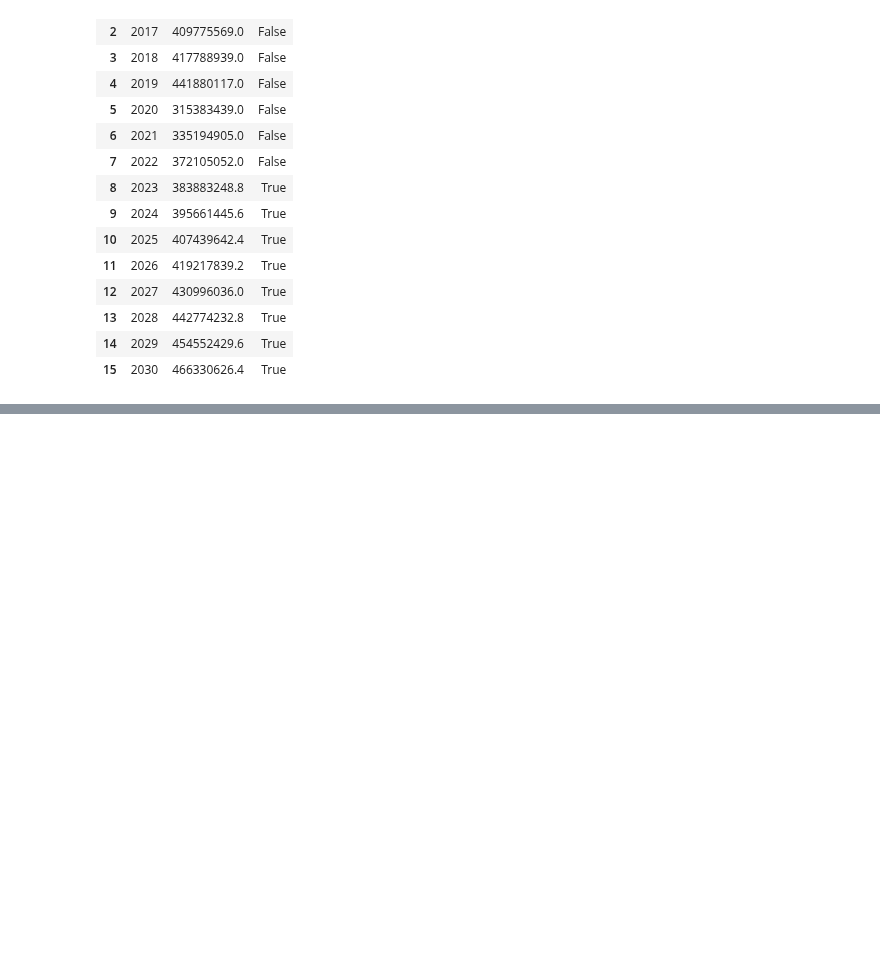
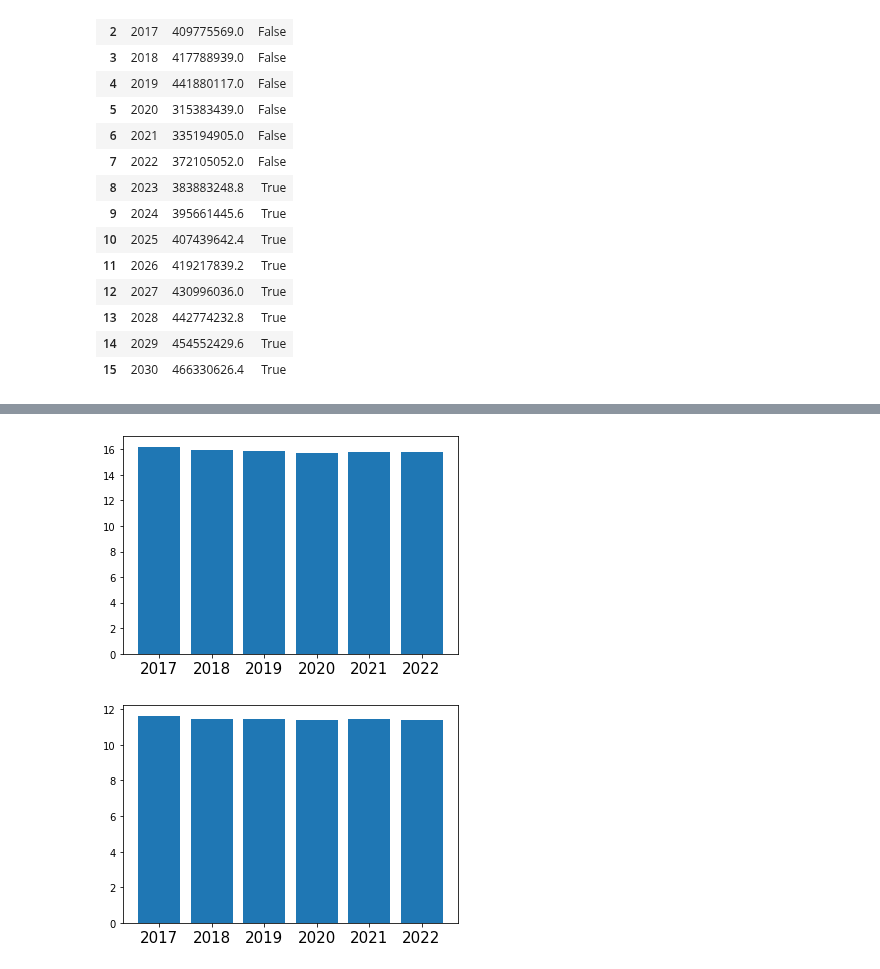
Before and after one commit to lg960214/DACON_Seoul_6, a Jupyter notebook: case_1.ipynb, the cells around one changed output, grey strips where cells are left out. Cells and saved outputs as stored; diff of their text form; code cells hidden in the pictures; blank space fills up the shorter version.

```diff
--- a/case_1.ipynb
+++ b/case_1.ipynb
@@ -47,7 +47,7 @@ target_dir = "/content/drive/MyDrive/DL_data/DACON6/지하철 이용 정보/교
 fname_list = os.listdir("/content/drive/MyDrive/DL_data/DACON6/지하철 이용 정보/교통카드 통계자료")
 fname_list.sort(reverse=False)
 
-for folder in fname_list:
+for folder in tqdm.tqdm(fname_list):
     excel_list = os.listdir(target_dir+folder)
     excel_list.sort(reverse=False)
     for fname in excel_list:
@@ -65,7 +65,7 @@ for folder in fname_list:
         year_month.append(df['사용월'][0])
         free_popul_sum.append(sum_fride)
 
-# 2015년 4월 무임승차 정보 제거 // 무임승차인원 첫 조사 시행 달이라 오류가 있던 것으로 판단 - 무임승차인원이 다른 달에 비해 현격하게 큼
+# 2015년 4월 무임승차 정보 제거 // 데이터에 문제가 있음; 무임승차=유임하차값=무임하차 // 무임승차인원 첫 조사 시행 달이라 오류가 있던 것으로 판단
 year_month = year_month[1:]
 free_popul_sum = free_popul_sum[1:]
 # %% [output]
@@ -153,0 +187,20 @@ plt.show()
+# %%
+df_pop_year = df_pop.groupby('년도').mean()
+df_pop_year = df_pop_year.reset_index()
+
+
+df_pop_year['elders_ratio_thr_65'] = (df_pop['남자 65이상70미만'] + df_pop['남자 70이상'] + df_pop['여자 65이상70미만'] + df_pop['여자 70이상'])*100 / df_pop['총 인구']
+df_pop_year['elders_ratio_thr_70'] = (df_pop['남자 70이상'] + df_pop['여자 70이상'])*100 / df_pop['총 인구']
+
+plt.bar(range(len(df_pop_year)), df_pop_year['elders_ratio_thr_65'])
+plt.xticks(range(len(df_pop_year)), df_pop_year['년도'], fontsize=15)
+plt.title('')
+plt.show()
+
+plt.bar(range(len(df_pop_year)), df_pop_year['elders_ratio_thr_70'])
+plt.xticks(range(len(df_pop_year)), df_pop_year['년도'], fontsize=15)
+plt.title('')
+plt.show()
+# %% [output]
+[figure, added]
+[figure, added]
```
Also changed, not shown: parts of 2 cells of this notebook, 1 other file.
